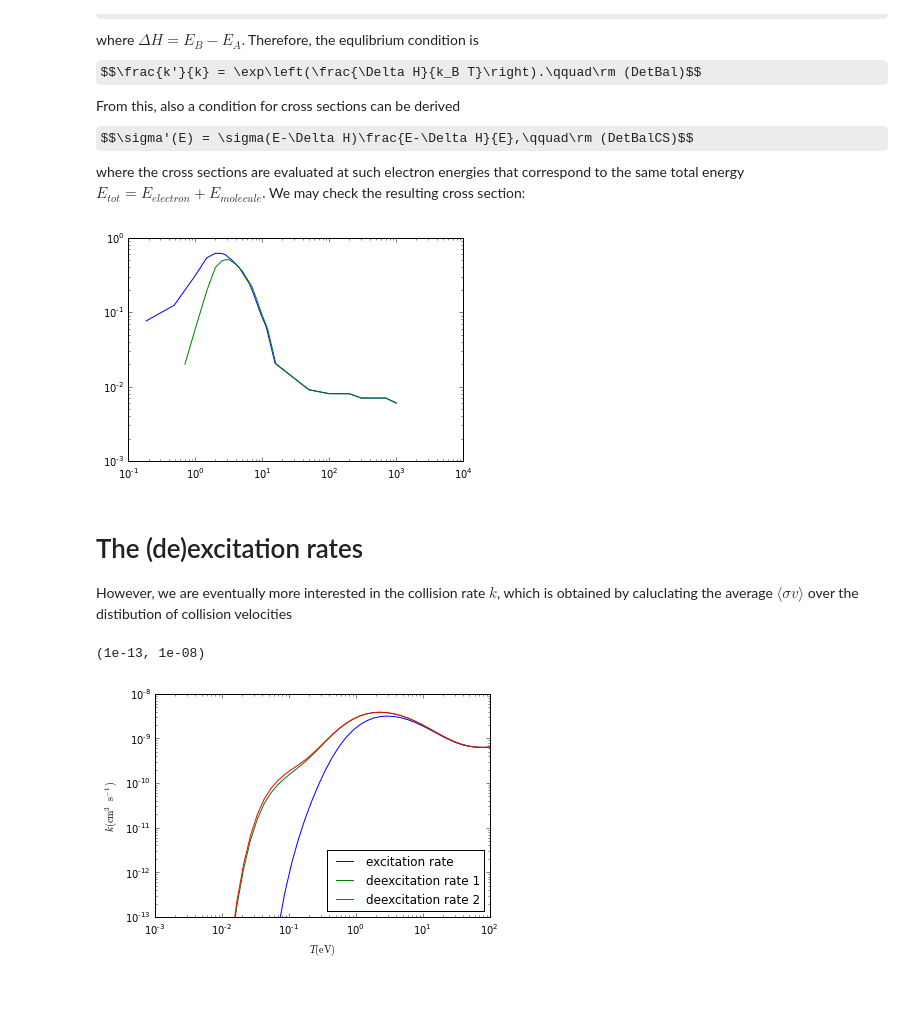
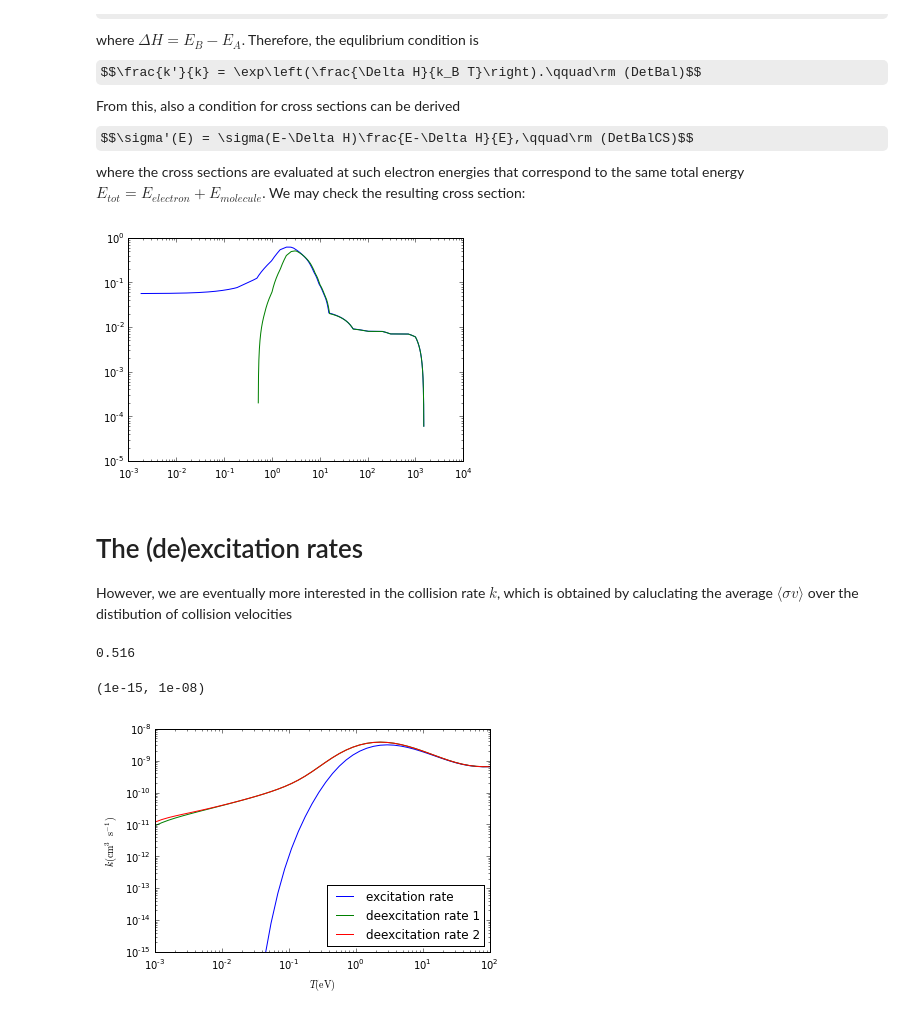
Before and after one commit to rouckas/ipython-notebooks, a Jupyter notebook: H2_cross_sections_vib.ipynb, the cells around one changed output. Drawn from its saved outputs; the diff is of its cells as text; code cells hidden in the pictures; some formulas as TeX source.

Commit message:
Improve accuracy by subsampling of CS data

```diff
--- a/H2_cross_sections_vib.ipynb
+++ b/H2_cross_sections_vib.ipynb
@@ -38,6 +38,21 @@ def load_CS(fname, csname):
 #load cross section of vibrational excitation
 fname = "data/ELECTRON.TXT"
 Eloss, CS = load_CS(fname, "H2 V=1")
+
+# resample to finer grid
+from scipy.interpolate import interp1d
+left = CS[:-1,0]
+right = CS[1:,0]
+points = left
+N_sub = 100
+for i in range(N_sub-1):
+    xnew = left + (right-left)*(i+1.)/N_sub
+    points = vstack((points, xnew))
+points = points.T.reshape((-1,1))
+data = interp1d(CS[:,0], CS[:,1])(points)
+CS = hstack((points, data))
+
+
 loglog(CS[:,0], CS[:,1])
 xlabel(r"$E (\rm eV)$")
 ylabel(r"$\sigma (\rm 10^{-20}m^2)$")
@@ -77,7 +92,7 @@ loglog(CS2[:,0], CS2[:,1])
 loglog(CS[:,0], CS[:,1])
 savetxt("V1_deexcitation.txt", CS2)
 # %% [output]
-[figure, old version]
+[figure, new version]
 # %% [markdown]
 The (de)excitation rates
 ===
@@ -103,17 +118,19 @@ def rate_calc(CS, TeV):
 
     # obtain sigma as function of velocity
     E = CS[:,0]
-    sigma = CS[:,1]
+    v = sqrt(2*E*Q0/M_EL)
+    #sigma = interp1d(v, CS[:,1])
 
     # convert energy to velocity and calculate f(v)*sigma(v)*v
-    v = sqrt(2*E*Q0/M_EL)
-    fsigmav = sigma*v*mxw_v(v, TeV*Q0/K_B, M_EL)
+    #fsigmav = lambda v: sigma(v)*v*mxw_v(v, TeV*Q0/K_B, M_EL)
+    fsigmav = CS[:,1]*v*mxw_v(v, TeV*Q0/K_B, M_EL)
 
     # approximate the integral by trapezoid rule
     left = arange(0, len(v)-1)
     right = left+1
     dv = v[right] - v[left]
     rate = 0.5*sum(dv*(fsigmav[left]+fsigmav[right]))
+    #rate = quad(fsigmav, v[0], v[-1], points=(sqrt(2.0*TeV*Q0/M_EL), sqrt(2.0*0.52*Q0/M_EL),))[0]
     # CS are in 1e-16 cm^2 = 1e-20 m^2
     # [rate*1e-20] = m^3/s
     # [rate*1e-20*1e6] = cm^3/s
@@ -122,25 +139,27 @@ def rate_calc(CS, TeV):
 # %%
 Es = logspace(-3, 2)
 ks = zeros_like(Es)
 k2scalc = zeros_like(Es)
 
 
 for i in range(len(Es)):
     ks[i] = rate_calc(CS, Es[i])
     k2scalc[i] = rate_calc(CS2, Es[i])
 
 # we can confirm that the detailed balance holds by calculating
 # the deexcitation rate from
 k2s = ks*exp(Eloss/Es)
+print Eloss
 
 #print k2scalc
 loglog(Es, ks, label="excitation rate")
 loglog(Es, k2s, label="deexcitation rate 1")
 loglog(Es, k2scalc, label="deexcitation rate 2")
 xlabel(r"$T (\rm eV)$")
 ylabel(r"$k (\rm cm^3\,s^{-1})$")
 legend(loc="lower right")
-ylim([1e-13, 1e-8])
+ylim([1e-15, 1e-8])
 # %% [output]
-(1e-13, 1e-08)
+0.516
+(1e-15, 1e-08)
-[figure, old version]
+[figure, new version]
```
Also changed, not shown: parts of 1 cell of this notebook.
